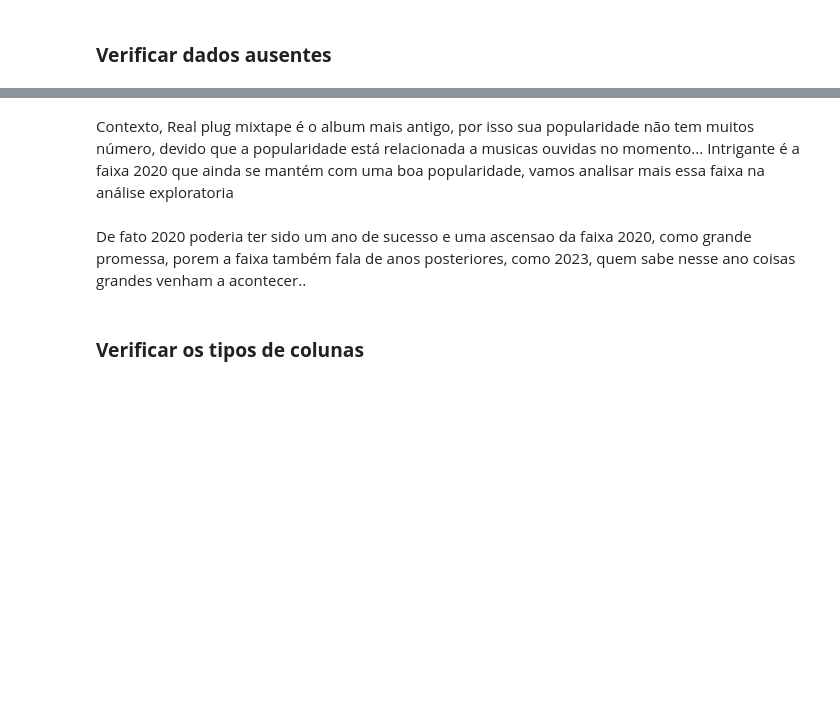
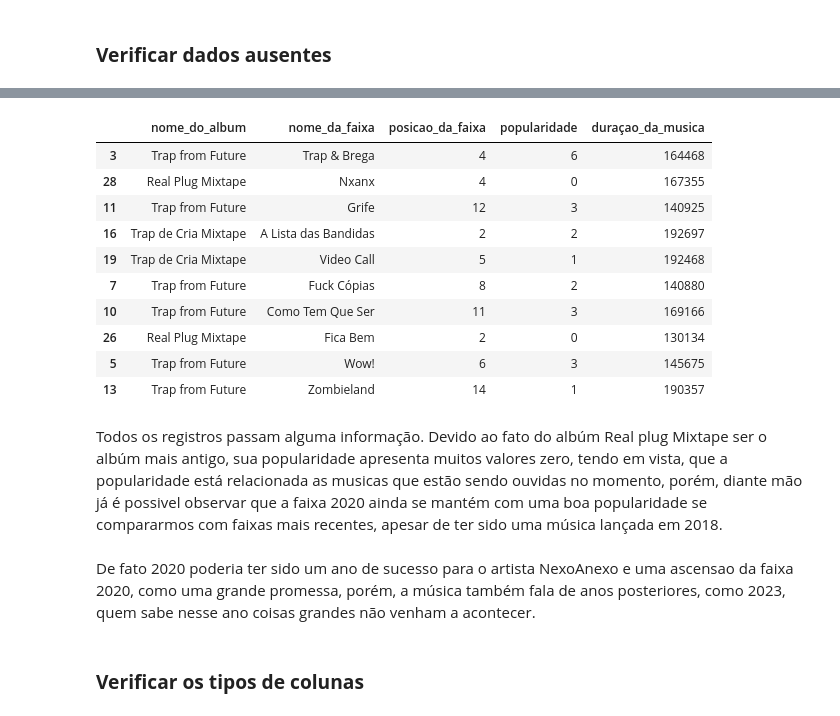
Before and after one commit to luislauriano/Data_Science, a Jupyter notebook: Projeto_construcao.ipynb, the cells around one changed output, grey strips where cells are left out. Saved outputs shown, nothing was run; the diff lists cells and outputs as text; code cells hidden in the pictures; blank space fills up the shorter version.

```diff
--- a/Projeto_construcao.ipynb
+++ b/Projeto_construcao.ipynb
@@ -247,7 +247,7 @@ Antes de tudo, deve ser feita uma leitura do arquivo que será utilizado, retira
 Abrindo o arquivo NexoAnexo.csv, obviamente, foi possivel identificar que se trata de um arquivo no formato CSV, os dados estão separados por "," e o conjunto possue 34 linhas, ou seja, se trata de um conjunto de dados pequeno e o Google colab não terá muitos problemas para ler o arquivo.
 # %%
 #Importando o conjunto de dados NexoAnexo
-df = pd.read_csv('NexoAnexo (1).csv', sep=',')
+df = pd.read_csv('https://raw.githubusercontent.com/luislauriano/Data_Science/master/Datasets/NexoAnexo%20(1).csv', sep=',')
 # %% [markdown]
 Em alguns casos reais, onde é trabalhado com conjuntos de dados maiores e conseguentemente mais pesados, essa etapa de importar os dados pode ser mais trabalhosa, por exigir outros parametros, como header, skiprows, skipfooter, delimiter e entre outros, para que a importação do conjunto de dados ocorra.
 # %% [markdown]
@@ -424,7 +419,22 @@ Contexto...Todos os registros passam alguma informação....
+# %%
+#Amostra aleatória de 10 registros
+df.sample(10)
+# %% [output]
+|  | nome_do_album | nome_da_faixa | posicao_da_faixa | popularidade | duraçao_da_musica |
+| 3 | Trap from Future | Trap & Brega | 4 | 6 | 164468 |
+| 28 | Real Plug Mixtape | Nxanx | 4 | 0 | 167355 |
+| 11 | Trap from Future | Grife | 12 | 3 | 140925 |
+| 16 | Trap de Cria Mixtape | A Lista das Bandidas | 2 | 2 | 192697 |
+| 19 | Trap de Cria Mixtape | Video Call | 5 | 1 | 192468 |
+| 7 | Trap from Future | Fuck Cópias | 8 | 2 | 140880 |
+| 10 | Trap from Future | Como Tem Que Ser | 11 | 3 | 169166 |
+| 26 | Real Plug Mixtape | Fica Bem | 2 | 0 | 130134 |
+| 5 | Trap from Future | Wow! | 6 | 3 | 145675 |
+| 13 | Trap from Future | Zombieland | 14 | 1 | 190357 |
 # %% [markdown]
-Contexto, Real plug mixtape é o album mais antigo, por isso sua popularidade não tem muitos número, devido que a popularidade está relacionada a musicas ouvidas no momento... Intrigante é a faixa 2020 que ainda se mantém com uma boa popularidade, vamos analisar mais essa faixa na análise exploratoria
+Todos os registros passam alguma informação. Devido ao fato do albúm Real plug Mixtape ser o albúm mais antigo, sua popularidade apresenta muitos valores zero, tendo em vista, que a popularidade está relacionada as musicas que estão sendo ouvidas no momento, porém, diante mão já é possivel observar que a faixa 2020 ainda se mantém com uma boa popularidade se compararmos com faixas mais recentes, apesar de ter sido uma música lançada em 2018.
 # %% [markdown]
-De fato 2020 poderia ter sido um ano de sucesso e uma ascensao da faixa 2020, como grande promessa, porem a faixa também fala de anos posteriores, como 2023, quem sabe nesse ano coisas grandes venham a acontecer..
+De fato 2020 poderia ter sido um ano de sucesso para o artista NexoAnexo e uma ascensao da faixa 2020, como uma grande promessa, porém, a música também fala de anos posteriores, como 2023, quem sabe nesse ano coisas grandes não venham a acontecer.
 # %% [markdown]
 ### **Verificar os tipos de colunas**
 # %% [markdown]
```
Also changed, not shown: parts of 26 cells of this notebook.
